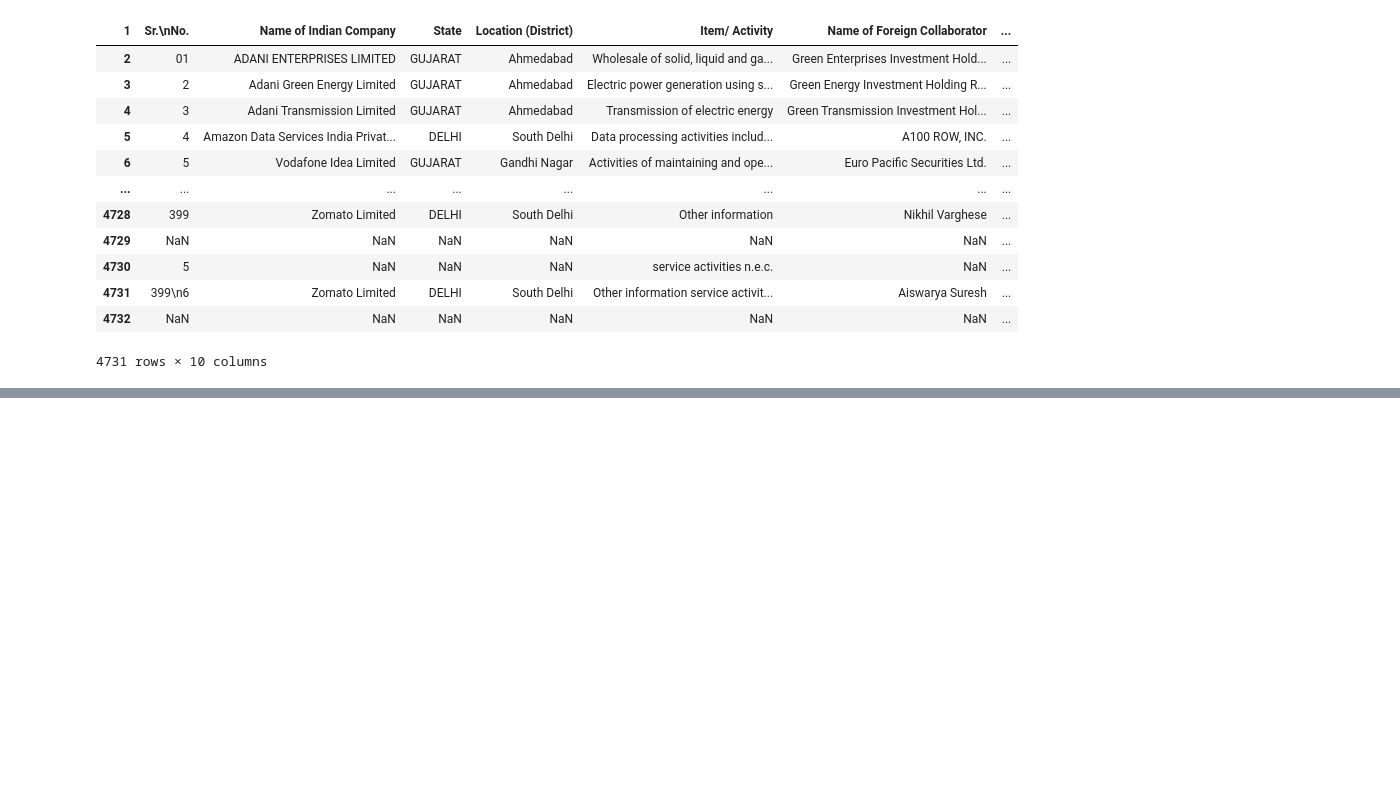
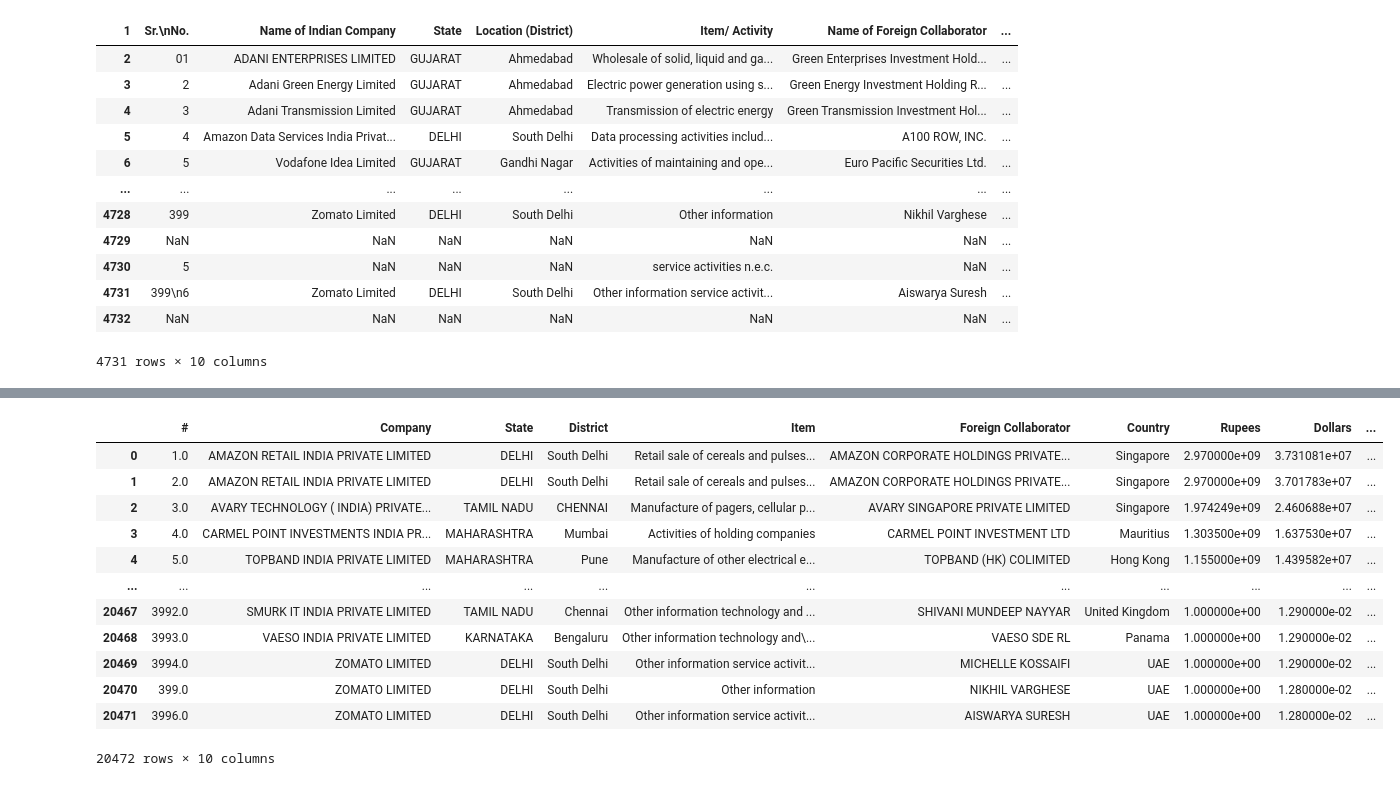
Before and after one commit to AhanPenkar/fdi-scrape, a Jupyter notebook: 2022_scrape.ipynb, the cells around one changed output, grey strips where cells are left out. Drawn from its saved outputs; the diff is of its cells as text; code cells hidden in the pictures; blank space fills up the shorter version.

```diff
--- a/2022_scrape.ipynb
+++ b/2022_scrape.ipynb
@@ -53,0 +139,30 @@ InvalidIndexError: Reindexing only valid with uniquely valued Index objects
+# %%
+import math
+
+nalist = edited
+
+#This is more cleanup and conversions to numeric for us to cleanup.
+nalist['#'] = pd.to_numeric(nalist['#'].str.replace("\n", ""))
+nalist['Rupees'] = pd.to_numeric(nalist['Rupees'].str.replace(",", ""))
+nalist['Dollars'] = pd.to_numeric(nalist['Dollars'].str.replace(",", ""))
+nalist['Company'] = nalist['Company'].str.upper()
+nalist['Company'] = nalist['Company'].str.replace(",", "")
+nalist['Company'] = nalist['Company'].str.replace(".", "")
+nalist['Foreign Collaborator'] = nalist['Foreign Collaborator'].str.upper()
+nalist['Foreign Collaborator'] = nalist['Foreign Collaborator'].str.replace(",", "")
+nalist['Foreign Collaborator'] = nalist['Foreign Collaborator'].str.replace(".", "")
+nalist
+# %% [output]
+|  | # | Company | State | District | Item | Foreign Collaborator | Country | Rupees | Dollars | ... |
+| 0 | 1.0 | AMAZON RETAIL INDIA PRIVATE LIMITED | DELHI | South Delhi | Retail sale of cereals and pulses... | AMAZON CORPORATE HOLDINGS PRIVATE... | Singapore | 2.970000e+09 | 3.731081e+07 | ... |
+| 1 | 2.0 | AMAZON RETAIL INDIA PRIVATE LIMITED | DELHI | South Delhi | Retail sale of cereals and pulses... | AMAZON CORPORATE HOLDINGS PRIVATE... | Singapore | 2.970000e+09 | 3.701783e+07 | ... |
+| 2 | 3.0 | AVARY TECHNOLOGY ( INDIA) PRIVATE... | TAMIL NADU | CHENNAI | Manufacture of pagers, cellular p... | AVARY SINGAPORE PRIVATE LIMITED | Singapore | 1.974249e+09 | 2.460688e+07 | ... |
+| 3 | 4.0 | CARMEL POINT INVESTMENTS INDIA PR... | MAHARASHTRA | Mumbai | Activities of holding companies | CARMEL POINT INVESTMENT LTD | Mauritius | 1.303500e+09 | 1.637530e+07 | ... |
+| 4 | 5.0 | TOPBAND INDIA PRIVATE LIMITED | MAHARASHTRA | Pune | Manufacture of other electrical e... | TOPBAND (HK) COLIMITED | Hong Kong | 1.155000e+09 | 1.439582e+07 | ... |
+| ... | ... | ... | ... | ... | ... | ... | ... | ... | ... | ... |
+| 20467 | 3992.0 | SMURK IT INDIA PRIVATE LIMITED | TAMIL NADU | Chennai | Other information technology and ... | SHIVANI MUNDEEP NAYYAR | United Kingdom | 1.000000e+00 | 1.290000e-02 | ... |
+| 20468 | 3993.0 | VAESO INDIA PRIVATE LIMITED | KARNATAKA | Bengaluru | Other information technology and\... | VAESO SDE RL | Panama | 1.000000e+00 | 1.290000e-02 | ... |
+| 20469 | 3994.0 | ZOMATO LIMITED | DELHI | South Delhi | Other information service activit... | MICHELLE KOSSAIFI | UAE | 1.000000e+00 | 1.290000e-02 | ... |
+| 20470 | 399.0 | ZOMATO LIMITED | DELHI | South Delhi | Other information | NIKHIL VARGHESE | UAE | 1.000000e+00 | 1.280000e-02 | ... |
+| 20471 | 3996.0 | ZOMATO LIMITED | DELHI | South Delhi | Other information service activit... | AISWARYA SURESH | UAE | 1.000000e+00 | 1.280000e-02 | ... |
+20472 rows × 10 columns
```
Also changed, not shown: parts of 6 cells of this notebook, 3 other files.
